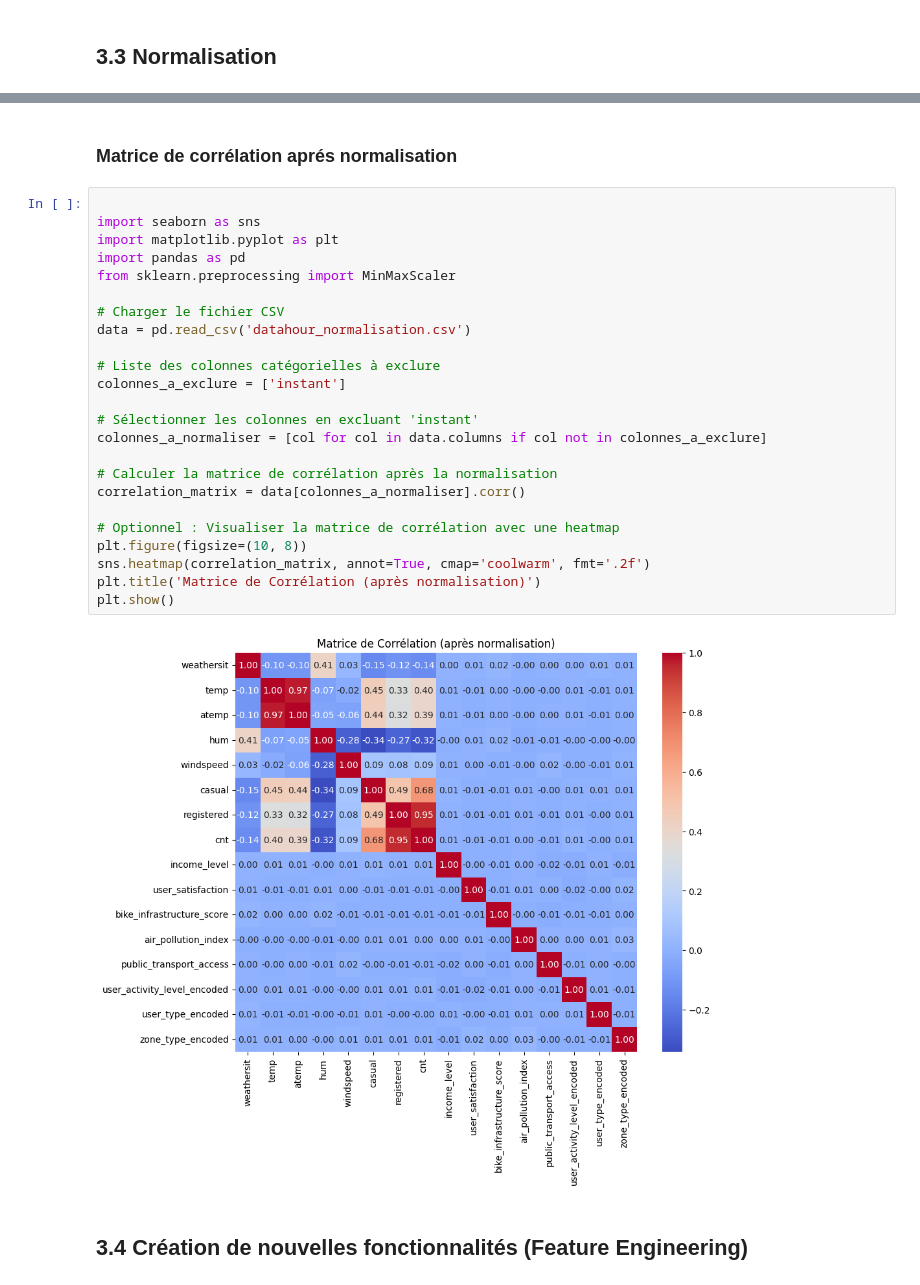
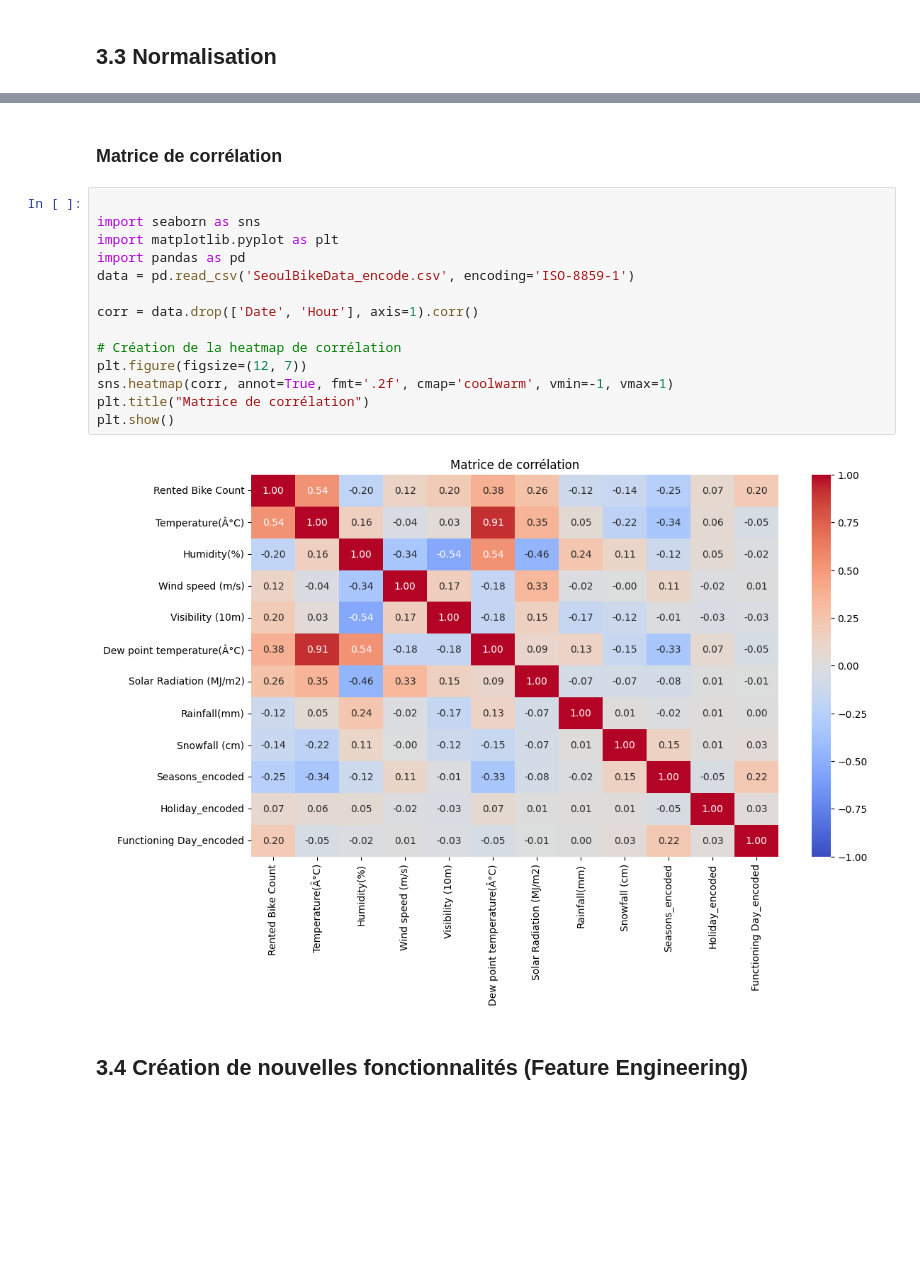
Before and after one commit to KhayriBS/ML-Project-Bike-Sharing-Model, a Jupyter notebook: Bike_Sharing_Analysis.ipynb, the cells around one changed output, grey strips where cells are left out. Cells and saved outputs as stored; diff of their text form; blank space fills up the shorter version.

```diff
--- a/Bike_Sharing_Analysis.ipynb
+++ b/Bike_Sharing_Analysis.ipynb
@@ -445,31 +382,21 @@ Les données normalisées ont été sauvegardées dans le fichier 'datahour_norm
 # %% [markdown]
-### Matrice de corrélation aprés normalisation
+### Matrice de corrélation
 # %%
 
 import seaborn as sns
 import matplotlib.pyplot as plt
 import pandas as pd
-from sklearn.preprocessing import MinMaxScaler
+data = pd.read_csv('SeoulBikeData_encode.csv', encoding='ISO-8859-1')
 
-# Charger le fichier CSV
-data = pd.read_csv('datahour_normalisation.csv')
+corr = data.drop(['Date', 'Hour'], axis=1).corr()
 
-# Liste des colonnes catégorielles à exclure
-colonnes_a_exclure = ['instant']
-
-# Sélectionner les colonnes en excluant 'instant'
-colonnes_a_normaliser = [col for col in data.columns if col not in colonnes_a_exclure]
-
-# Calculer la matrice de corrélation après la normalisation
-correlation_matrix = data[colonnes_a_normaliser].corr()
-
-# Optionnel : Visualiser la matrice de corrélation avec une heatmap
-plt.figure(figsize=(10, 8))
-sns.heatmap(correlation_matrix, annot=True, cmap='coolwarm', fmt='.2f')
-plt.title('Matrice de Corrélation (après normalisation)')
+# Création de la heatmap de corrélation
+plt.figure(figsize=(12, 7))
+sns.heatmap(corr, annot=True, fmt='.2f', cmap='coolwarm', vmin=-1, vmax=1)
+plt.title("Matrice de corrélation")
 plt.show()
 # %% [output]
-[figure, old version]
+[figure, new version]
 # %% [markdown]
 ## 3.4 Création de nouvelles fonctionnalités (Feature Engineering)
 # %% [markdown]
```
Also changed, not shown: parts of 52 cells of this notebook, 12 other files.
